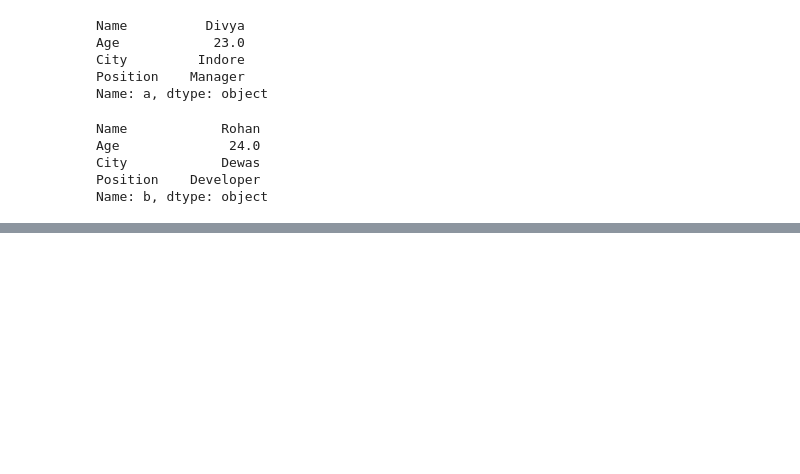
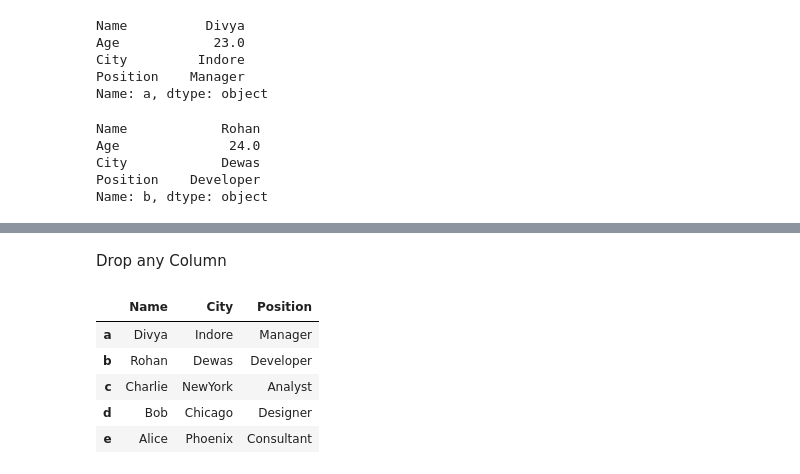
Before and after one commit to Divya23-jpg/Data-Engineering-Course, a Jupyter notebook: Python/Lecture 14 Pandas Fundamental and Data Loading/pandas.ipynb, the cells around one changed output, grey strips where cells are left out. Saved outputs shown, nothing was run; the diff lists cells and outputs as text; code cells hidden in the pictures; blank space fills up the shorter version.

Commit message:
divya

```diff
--- a/Python/Lecture 14 Pandas Fundamental and Data Loading/pandas.ipynb
+++ b/Python/Lecture 14 Pandas Fundamental and Data Loading/pandas.ipynb
@@ -336,0 +352,14 @@ Name: b, dtype: object
+# %% [markdown]
+Drop any Column
+# %%
+
+# ! Pandas Specifc Method
+# Structure and Data will be delete
+df.drop(['Age'],axis=1)
+# %% [output]
+|  | Name | City | Position |
+| a | Divya | Indore | Manager |
+| b | Rohan | Dewas | Developer |
+| c | Charlie | NewYork | Analyst |
+| d | Bob | Chicago | Designer |
+| e | Alice | Phoenix | Consultant |
```
Also changed, not shown: parts of 3 cells of this notebook.
